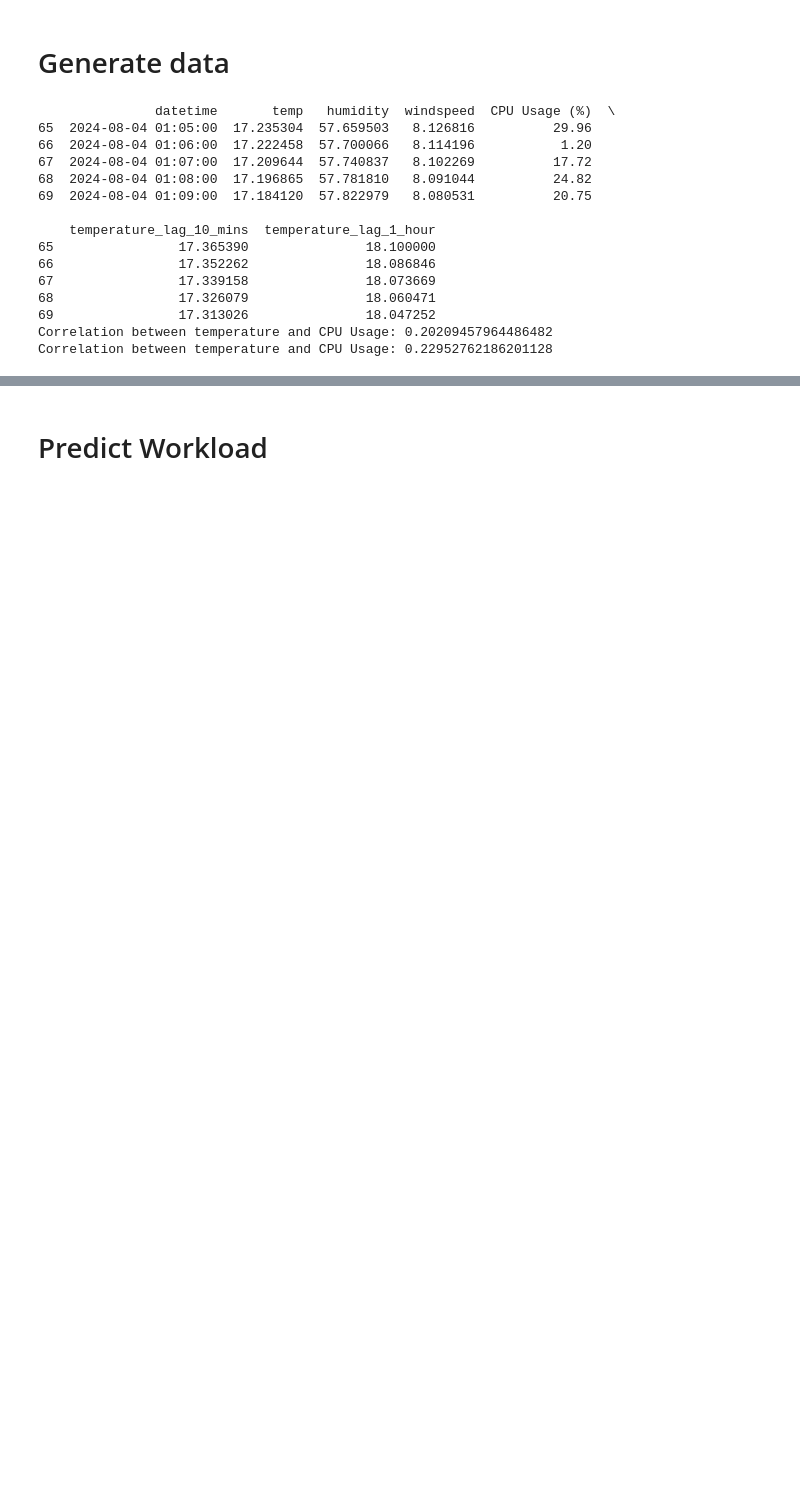
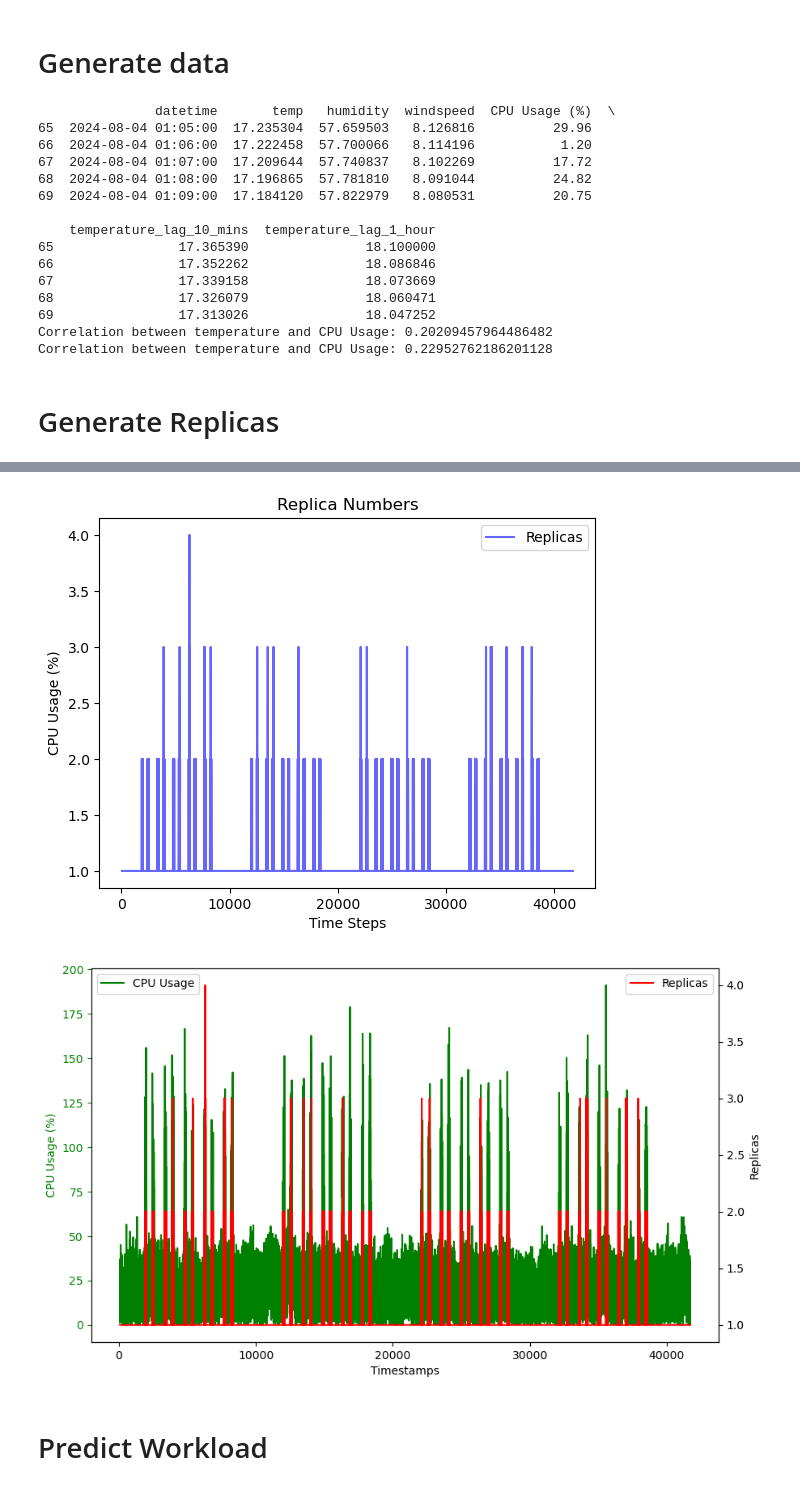
Before and after one commit to BrandonStreets-Mcleod/dissertation-test-code, a Jupyter notebook: Python/forecasting-model-test.ipynb, the cells around one changed output, grey strips where cells are left out. Saved outputs shown, nothing was run; the diff lists cells and outputs as text; code cells hidden in the pictures; blank space fills up the shorter version.

```diff
--- a/Python/forecasting-model-test.ipynb
+++ b/Python/forecasting-model-test.ipynb
@@ -187,3 +143,74 @@ data_with_spikes_cleaned.to_csv(file_path, index=False)
 69                17.313026               18.047252
 Correlation between temperature and CPU Usage: 0.20209457964486482
 Correlation between temperature and CPU Usage: 0.22952762186201128
+# %% [markdown]
+# Generate Replicas
+# %%
+# Variables for tracking cooldown periods and consecutive low CPU usage
+scale_up_cooldown = 5  # No scale-up allowed for 5 timesteps after the last scale-up
+scale_down_consecutive = 2  # CPU must be below threshold for 2 consecutive timesteps to scale down
+
+# Trackers
+time_since_last_scale_up = scale_up_cooldown  # Initialize at cooldown to allow immediate scaling if needed
+consecutive_below_threshold = 0  # Track consecutive timesteps below threshold
+
+initial_replicas = 1
+
+# Create a new column 'replicas' based on the CPU usage and SLA threshold (70%)
+# We'll increase replicas by 1 each time CPU usage exceeds or equals 70%
+threshold = 70
+replicas = []
+current_replicas = initial_replicas
+
+# Iterate through CPU usage data with the new logic
+for cpu_usage in data_with_spikes_cleaned['CPU Usage (%)']:
+    # Check if scaling up is allowed
+    if cpu_usage >= threshold:
+        if time_since_last_scale_up >= scale_up_cooldown:
+            current_replicas += 1  # Scale up
+            time_since_last_scale_up = 0  # Reset cooldown
+        else:
+            time_since_last_scale_up += 1  # Increment cooldown timer
+        consecutive_below_threshold = 0  # Reset consecutive below counter
+
+    # Check for scaling down
+    else:
+        consecutive_below_threshold += 1
+        if consecutive_below_threshold >= scale_down_consecutive and current_replicas > 1:
+            current_replicas -= 1  # Scale down
+            consecutive_below_threshold = 0  # Reset consecutive counter
+        time_since_last_scale_up += 1  # Continue cooldown for scale up
+
+    # Append the current number of replicas to the list
+    replicas.append(current_replicas)
+
+# Add the updated replicas to the dataframe
+data_with_spikes_cleaned['replicas'] = replicas
+
+# Display the first few rows to check results
+print(data_with_spikes_cleaned)
+
+plt.plot(data_with_spikes_cleaned['replicas'], label='Replicas', color='blue', alpha=0.6)
+plt.title('Replica Numbers')
+plt.xlabel('Time Steps')
+plt.ylabel('CPU Usage (%)')
+plt.legend(loc='upper right')
+plt.show()
+
+fig, ax1 = plt.subplots(figsize=(10, 6))
+ax1.plot(data_with_spikes_cleaned['CPU Usage (%)'], 'g-', label='CPU Usage')
+ax1.set_xlabel('Timestamps')
+ax1.set_ylabel('CPU Usage (%)', color='g')
+ax1.tick_params('y', colors='g')
+ax2 = ax1.twinx()
+ax2.plot(data_with_spikes_cleaned['replicas'], 'r-', label='Replicas')
+ax2.set_ylabel('Replicas')
+ax2.tick_params('y')
+ax1.legend(loc='upper left')
+ax2.legend(loc='upper right')
+plt.show()
+
+# # Save the dataset to a CSV file
+file_path = "../Utilities/csv/cpu_replicas.csv"
+data_with_spikes_cleaned[['CPU Usage (%)', 'replicas']].to_csv(file_path, index=False)
+# %% [output]
@@ -190,3 +234,5 @@ Correlation between temperature and CPU Usage: 0.22952762186201128
+[figure, added]
+[figure, added]
 # %% [markdown]
 # Predict Workload
 # %%
```
Also changed, not shown: parts of 6 cells of this notebook, 2 other files.
